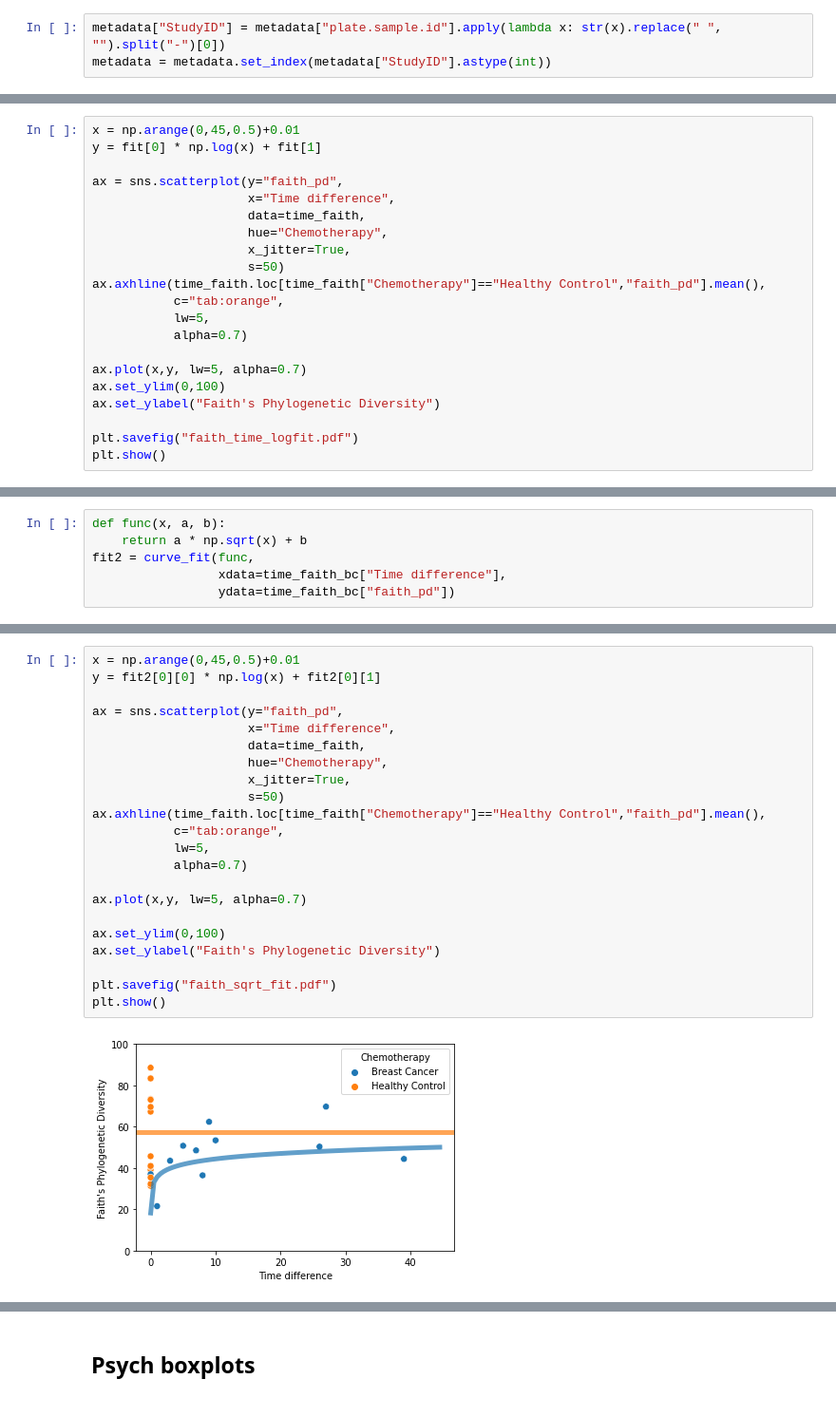
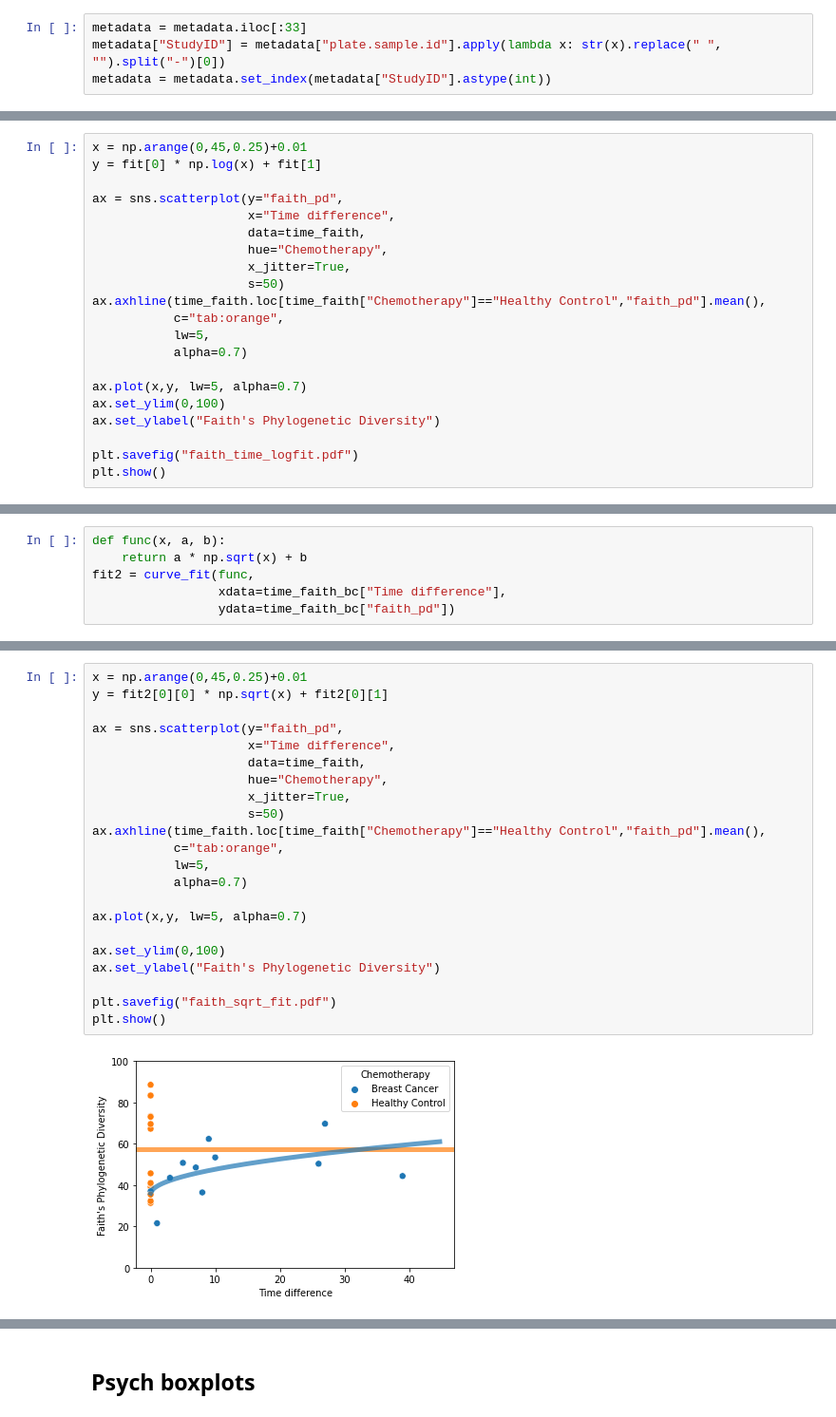
Before and after one commit to sterrettJD/Chemobrain, a Jupyter notebook: Final figs and additional analyses.ipynb, the cells around one changed output, grey strips where cells are left out. Shown at 95% size. Cells and saved outputs as stored; diff of their text form.

```diff
--- a/Final figs and additional analyses.ipynb
+++ b/Final figs and additional analyses.ipynb
@@ -49,5 +49,6 @@ pandas.core.indexes.numeric.Int64Index
 # %%
 faith_pd.index = faith_pd.index.astype(int)
 # %%
+metadata = metadata.iloc[:33]
 metadata["StudyID"] = metadata["plate.sample.id"].apply(lambda x: str(x).replace(" ", "").split("-")[0])
 metadata = metadata.set_index(metadata["StudyID"].astype(int))
@@ -131,7 +137,7 @@ fit = np.polyfit(x = np.log(time_faith_bc["Time difference"]+0.01),
                  y = time_faith_bc["faith_pd"],
                  deg=1)
 # %%
-x = np.arange(0,45,0.5)+0.01
+x = np.arange(0,45,0.25)+0.01
 y = fit[0] * np.log(x) + fit[1]
 
 ax = sns.scatterplot(y="faith_pd",
@@ -167,24 +173,24 @@ fit 2: [ 3.79120495 35.66804256]
 # %%
-x = np.arange(0,45,0.5)+0.01
-y = fit2[0][0] * np.log(x) + fit2[0][1]
+x = np.arange(0,45,0.25)+0.01
+y = fit2[0][0] * np.sqrt(x) + fit2[0][1]
 
 ax = sns.scatterplot(y="faith_pd",
                      x="Time difference",
                      data=time_faith,
                      hue="Chemotherapy",
                      x_jitter=True,
                      s=50)
 ax.axhline(time_faith.loc[time_faith["Chemotherapy"]=="Healthy Control","faith_pd"].mean(),
            c="tab:orange",
            lw=5,
            alpha=0.7)
 
 ax.plot(x,y, lw=5, alpha=0.7)
 
 ax.set_ylim(0,100)
 ax.set_ylabel("Faith's Phylogenetic Diversity")
 
 plt.savefig("faith_sqrt_fit.pdf")
 plt.show()
 # %% [output]
-[figure, old version]
+[figure, new version]
```
Also changed, not shown: parts of 20 cells of this notebook, 1 other file.
